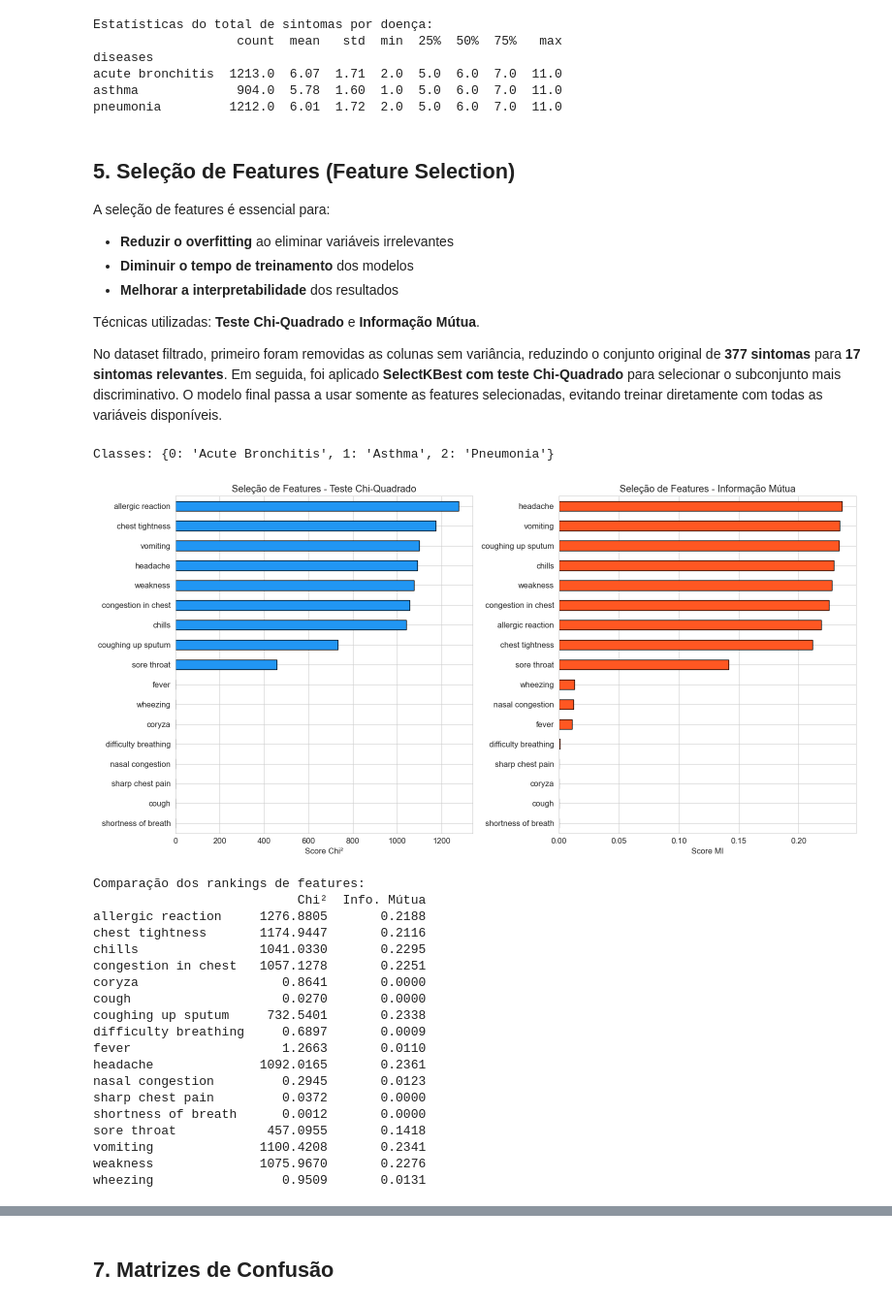
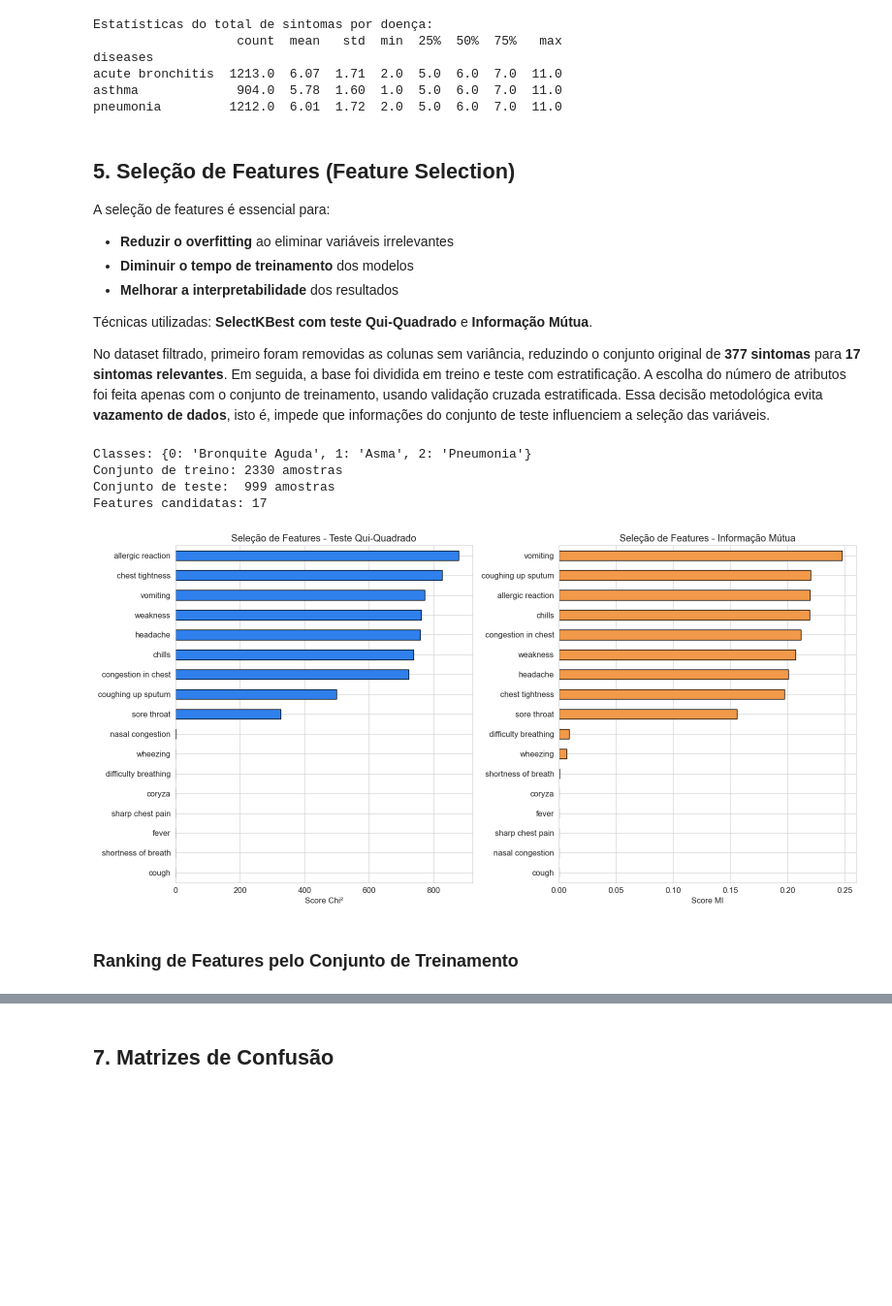
Before and after one commit to figueirego/classificacao-doencas-respiratorias, a Jupyter notebook: projeto_classificacao_doencas.ipynb, the cells around one changed output, grey strips where cells are left out. Shown at 97% size. Cells and saved outputs as stored; diff of their text form; code cells hidden in the pictures; blank space fills up the shorter version.

```diff
--- a/projeto_classificacao_doencas.ipynb
+++ b/projeto_classificacao_doencas.ipynb
@@ -220,62 +222,63 @@ A seleção de features é essencial para:
 - **Diminuir o tempo de treinamento** dos modelos
 - **Melhorar a interpretabilidade** dos resultados
 
-Técnicas utilizadas: **Teste Chi-Quadrado** e **Informação Mútua**.
+Técnicas utilizadas: **SelectKBest com teste Qui-Quadrado** e **Informação Mútua**.
 
-No dataset filtrado, primeiro foram removidas as colunas sem variância, reduzindo o conjunto original de **377 sintomas** para **17 sintomas relevantes**. Em seguida, foi aplicado **SelectKBest com teste Chi-Quadrado** para selecionar o subconjunto mais discriminativo. O modelo final passa a usar somente as features selecionadas, evitando treinar diretamente com todas as variáveis disponíveis.
+No dataset filtrado, primeiro foram removidas as colunas sem variância, reduzindo o conjunto original de **377 sintomas** para **17 sintomas relevantes**. Em seguida, a base foi dividida em treino e teste com estratificação. A escolha do número de atributos foi feita apenas com o conjunto de treinamento, usando validação cruzada estratificada. Essa decisão metodológica evita **vazamento de dados**, isto é, impede que informações do conjunto de teste influenciem a seleção das variáveis.
 # %%
 # Codificar variável-alvo
 le = LabelEncoder()
 y_codificado = le.fit_transform(df['diseases'])
 classes = le.classes_
-classes_titulo = [c.title() for c in classes]
+nomes_classes_pt = {
+    'acute bronchitis': 'Bronquite Aguda',
+    'asthma': 'Asma',
+    'pneumonia': 'Pneumonia',
+}
+classes_titulo = [nomes_classes_pt.get(c, c.title()) for c in classes]
 print(f'Classes: {dict(zip(range(len(classes)), classes_titulo))}')
 
-# 4.1 Teste Chi-Quadrado
+X_base = X.copy()
+
+# A divisão treino/teste é feita antes da seleção de features para evitar vazamento de dados
+X_treino_base, X_teste_base, y_treino, y_teste = train_test_split(
+    X_base, y_codificado, test_size=0.3, random_state=42, stratify=y_codificado
+)
+
+print(f'Conjunto de treino: {X_treino_base.shape[0]} amostras')
+print(f'Conjunto de teste:  {X_teste_base.shape[0]} amostras')
+print(f'Features candidatas: {X_base.shape[1]}')
+
+# 5.1 Teste Qui-Quadrado calculado somente no conjunto de treino
 seletor_chi2 = SelectKBest(chi2, k='all')
-seletor_chi2.fit(X, y_codificado)
-scores_chi2 = pd.Series(seletor_chi2.scores_, index=X.columns).sort_values(ascending=False)
+seletor_chi2.fit(X_treino_base, y_treino)
+scores_chi2 = pd.Series(seletor_chi2.scores_, index=X_base.columns).sort_values(ascending=False)
 
-# 4.2 Informação Mútua
+# 5.2 Informação Mútua calculada somente no conjunto de treino
 scores_mi = pd.Series(
-    mutual_info_classif(X, y_codificado, random_state=42),
-    index=X.columns
+    mutual_info_classif(X_treino_base, y_treino, random_state=42),
+    index=X_base.columns
 ).sort_values(ascending=False)
 
 # Gráfico comparativo
 fig, axes = plt.subplots(1, 2, figsize=(16, 8))
-scores_chi2.plot(kind='barh', color='#2196F3', edgecolor='black', ax=axes[0])
-axes[0].set_title('Seleção de Features - Teste Chi-Quadrado')
-axes[0].set_xlabel('Score Chi²'); axes[0].invert_yaxis()
-scores_mi.plot(kind='barh', color='#FF5722', edgecolor='black', ax=axes[1])
+scores_chi2.sort_values().plot(kind='barh', color='#2F80ED', edgecolor='black', ax=axes[0])
+axes[0].set_title('Seleção de Features - Teste Qui-Quadrado')
+axes[0].set_xlabel('Score Chi²')
+scores_mi.sort_values().plot(kind='barh', color='#F2994A', edgecolor='black', ax=axes[1])
 axes[1].set_title('Seleção de Features - Informação Mútua')
-axes[1].set_xlabel('Score MI'); axes[1].invert_yaxis()
+axes[1].set_xlabel('Score MI')
 plt.tight_layout()
 plt.show()
 
 # Tabela comparativa
-print('\nComparação dos rankings de features:')
-comparacao = pd.DataFrame({'Chi²': scores_chi2, 'Info. Mútua': scores_mi})
-print(comparacao.round(4).to_string())
+comparacao_features = pd.DataFrame({'Chi²': scores_chi2, 'Info. Mútua': scores_mi}).sort_values('Chi²', ascending=False)
+display(Markdown('### Ranking de Features pelo Conjunto de Treinamento'))
+display(comparacao_features.round(4))
 # %% [output]
-Classes: {0: 'Acute Bronchitis', 1: 'Asthma', 2: 'Pneumonia'}
+Classes: {0: 'Bronquite Aguda', 1: 'Asma', 2: 'Pneumonia'}
+Conjunto de treino: 2330 amostras
+Conjunto de teste:  999 amostras
+Features candidatas: 17
-[figure, old version]
+[figure, new version]
-Comparação dos rankings de features:
-                           Chi²  Info. Mútua
-allergic reaction     1276.8805       0.2188
-chest tightness       1174.9447       0.2116
-chills                1041.0330       0.2295
-congestion in chest   1057.1278       0.2251
-coryza                   0.8641       0.0000
-cough                    0.0270       0.0000
-coughing up sputum     732.5401       0.2338
-difficulty breathing     0.6897       0.0009
-fever                    1.2663       0.0110
-headache              1092.0165       0.2361
-nasal congestion         0.2945       0.0123
-sharp chest pain         0.0372       0.0000
-shortness of breath      0.0012       0.0000
-sore throat            457.0955       0.1418
-vomiting              1100.4208       0.2341
-weakness              1075.9670       0.2276
-wheezing                 0.9509       0.0131
+### Ranking de Features pelo Conjunto de Treinamento
```
Also changed, not shown: parts of 16 cells of this notebook.
